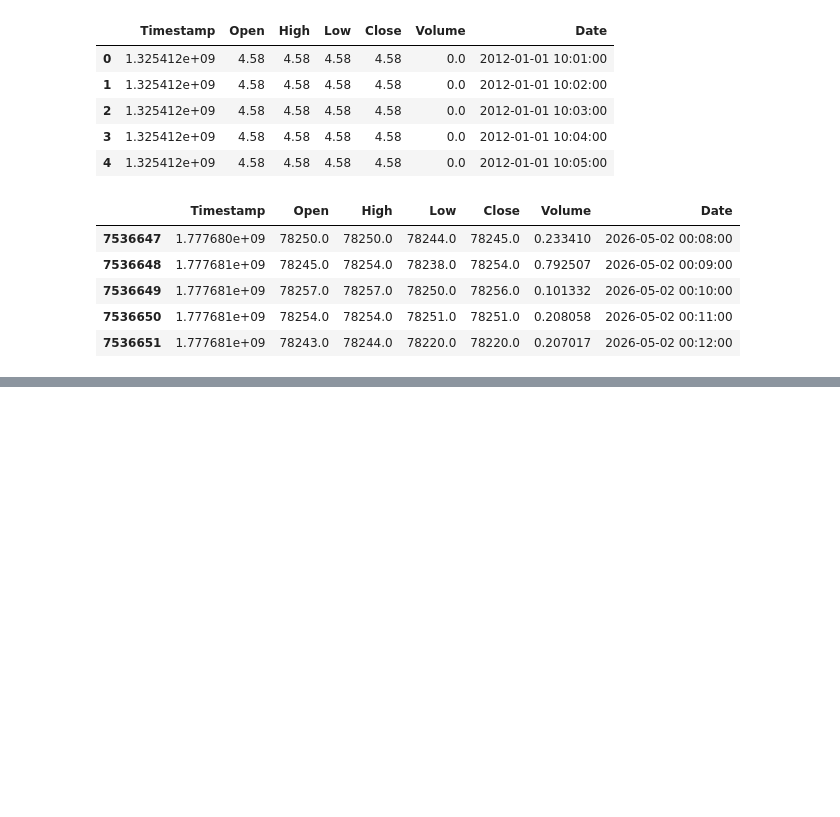
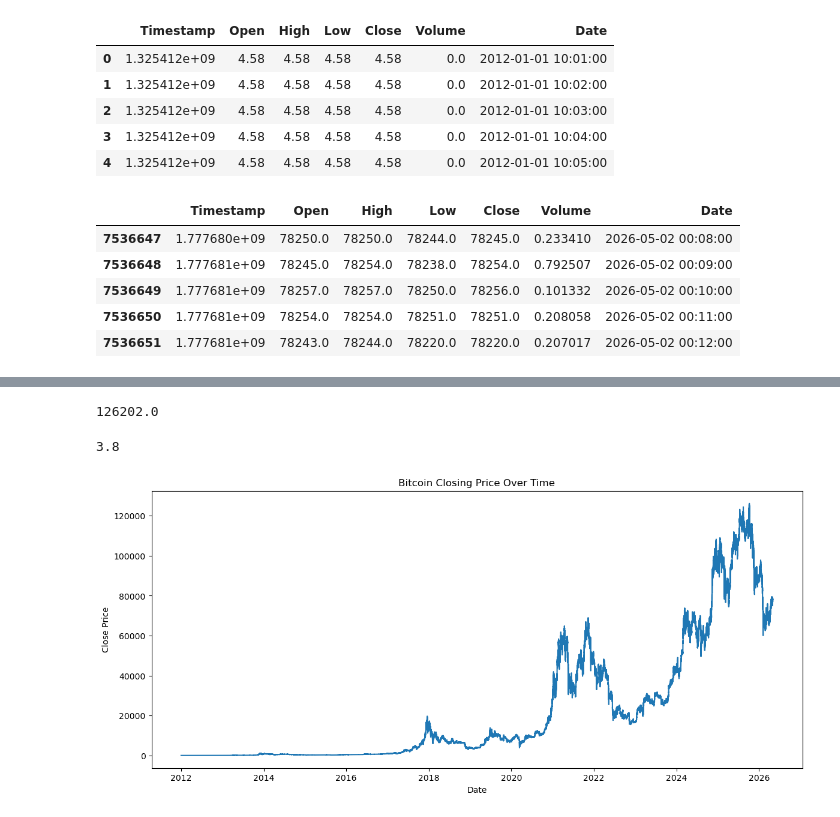
Before and after one commit to kayrasaribay/bitcoin-price-prediction-ML, a Jupyter notebook: notebooks/01_data_loading_and_overview.ipynb.ipynb, the cells around one changed output, grey strips where cells are left out. Cells and saved outputs as stored; diff of their text form; code cells hidden in the pictures; blank space fills up the shorter version.

```diff
--- a/notebooks/01_data_loading_and_overview.ipynb.ipynb
+++ b/notebooks/01_data_loading_and_overview.ipynb.ipynb
@@ -88,0 +169,17 @@ df.tail()
+# %%
+df["Open"].max() # Bitcoin's all time highest price.
+# %% [output]
+126202.0
+# %%
+df["Open"].min() # lowest opening price in the dataset
+# %% [output]
+3.8
+# %%
+plt.figure(figsize=(14, 6))
+plt.plot(df["Date"], df["Close"])
+plt.title("Bitcoin Closing Price Over Time")
+plt.xlabel("Date")
+plt.ylabel("Close Price")
+plt.show()
+# %% [output]
+[figure, added]
```
Also changed, not shown: parts of 19 cells of this notebook.
